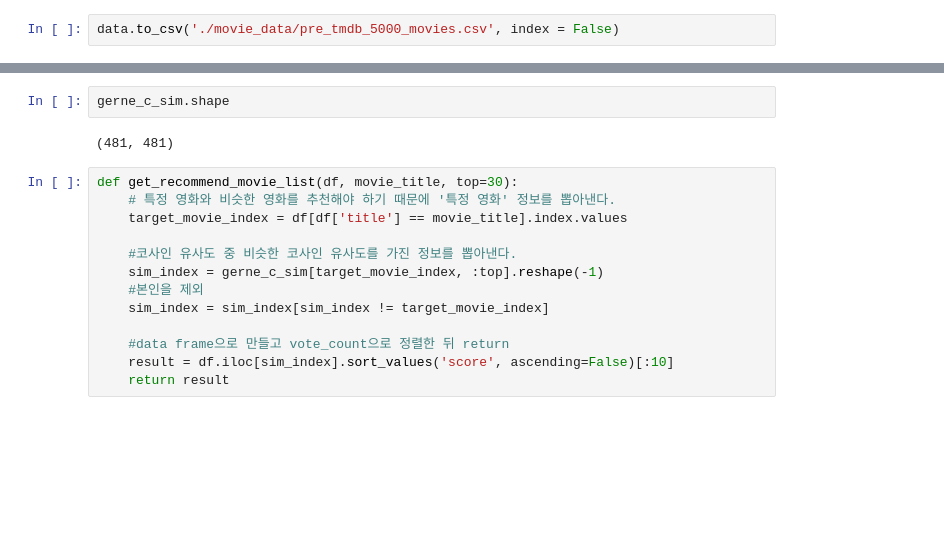
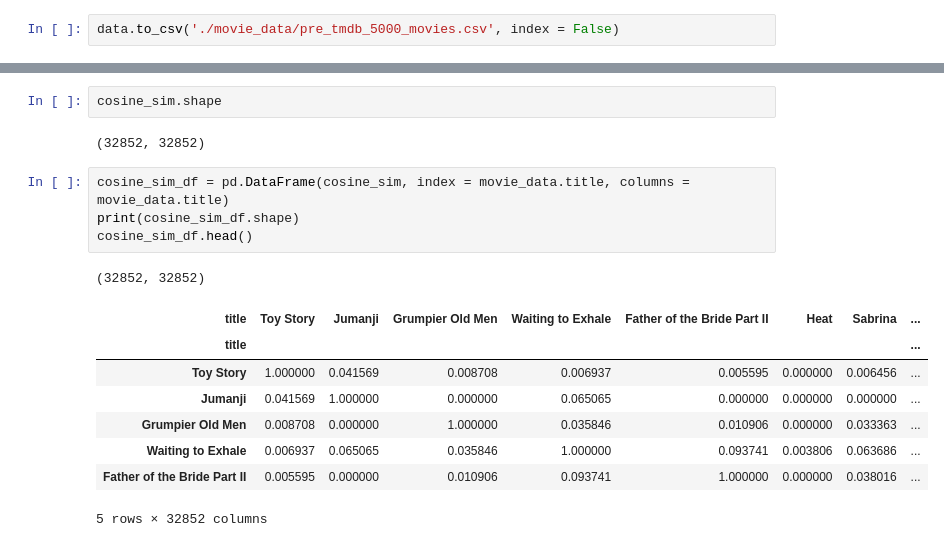
Before and after one commit to lsjsj92/recommender_system_with_Python, a Jupyter notebook: 002. recommender system basic with Python - 1 content based filtering.ipynb, the cells around one changed output, grey strips where cells are left out. Cells and saved outputs as stored; diff of their text form; blank space fills up the shorter version.

```diff
--- a/002. recommender system basic with Python - 1 content based filtering.ipynb
+++ b/002. recommender system basic with Python - 1 content based filtering.ipynb
@@ -229,17 +320,18 @@ gerne_c_sim = cosine_similarity(c_vector_genres, c_vector_genres).argsort()[:, :
 # %%
-gerne_c_sim.shape
+cosine_sim.shape
 # %% [output]
-(481, 481)
+(32852, 32852)
-# %%
-def get_recommend_movie_list(df, movie_title, top=30):
-    # 특정 영화와 비슷한 영화를 추천해야 하기 때문에 '특정 영화' 정보를 뽑아낸다.
-    target_movie_index = df[df['title'] == movie_title].index.values
-
-    #코사인 유사도 중 비슷한 코사인 유사도를 가진 정보를 뽑아낸다.
-    sim_index = gerne_c_sim[target_movie_index, :top].reshape(-1)
-    #본인을 제외
-    sim_index = sim_index[sim_index != target_movie_index]
-
-    #data frame으로 만들고 vote_count으로 정렬한 뒤 return
-    result = df.iloc[sim_index].sort_values('score', ascending=False)[:10]
-    return result
+# %%
+cosine_sim_df = pd.DataFrame(cosine_sim, index = movie_data.title, columns = movie_data.title)
+print(cosine_sim_df.shape)
+cosine_sim_df.head()
+# %% [output]
+(32852, 32852)
+| title | Toy Story | Jumanji | Grumpier Old Men | Waiting to Exhale | Father of the Bride Part II | Heat | Sabrina | ... |
+| title |  |  |  |  |  |  |  | ... |
+| Toy Story | 1.000000 | 0.041569 | 0.008708 | 0.006937 | 0.005595 | 0.000000 | 0.006456 | ... |
+| Jumanji | 0.041569 | 1.000000 | 0.000000 | 0.065065 | 0.000000 | 0.000000 | 0.000000 | ... |
+| Grumpier Old Men | 0.008708 | 0.000000 | 1.000000 | 0.035846 | 0.010906 | 0.000000 | 0.033363 | ... |
+| Waiting to Exhale | 0.006937 | 0.065065 | 0.035846 | 1.000000 | 0.093741 | 0.003806 | 0.063686 | ... |
+| Father of the Bride Part II | 0.005595 | 0.000000 | 0.010906 | 0.093741 | 1.000000 | 0.000000 | 0.038016 | ... |
+5 rows × 32852 columns
```
Also changed, not shown: parts of 25 cells of this notebook.
